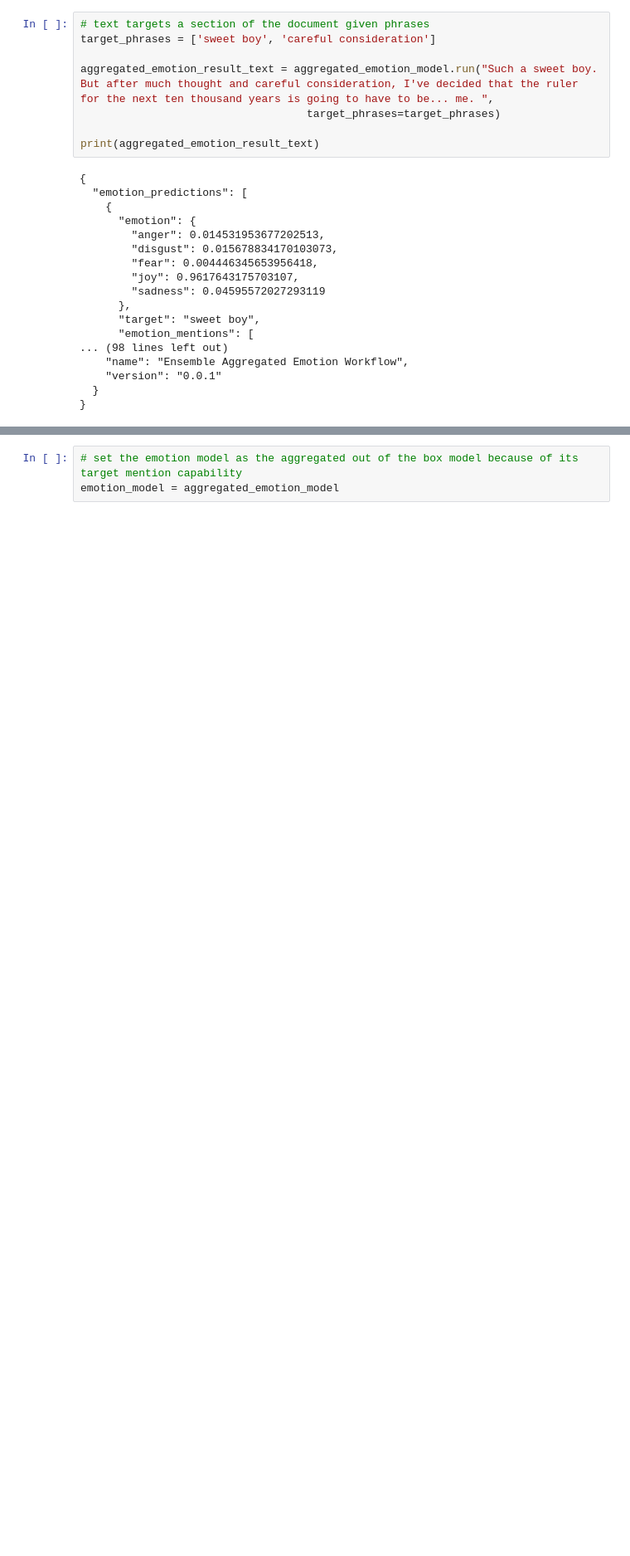
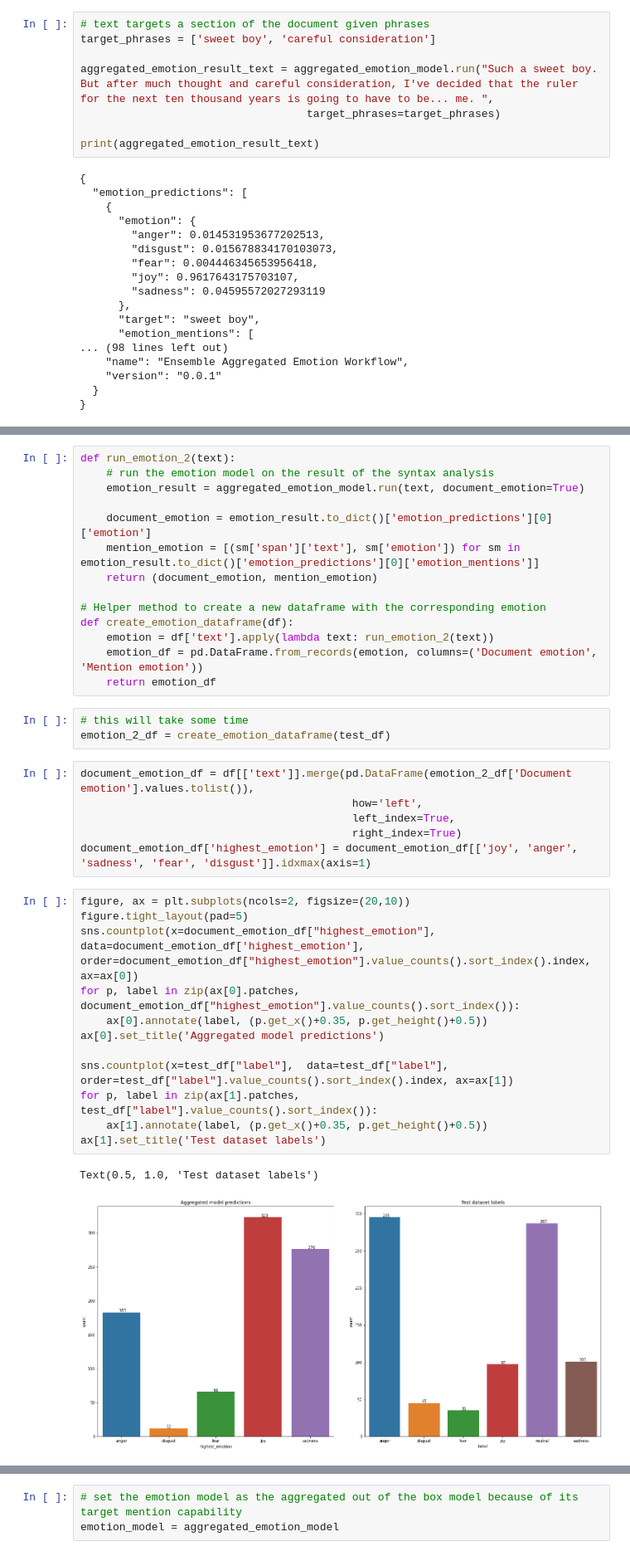
Before and after one commit to ibm-ecosystem-engineering/Watson-NLP, a Jupyter notebook: Emotion-Classification/Emotion Classification - Pre-Trained Models.ipynb, the cells around one changed output, grey strips where cells are left out. Shown at 83% size. Saved outputs shown, nothing was run; the diff lists cells and outputs as text; blank space fills up the shorter version.

```diff
--- a/Emotion-Classification/Emotion Classification - Pre-Trained Models.ipynb
+++ b/Emotion-Classification/Emotion Classification - Pre-Trained Models.ipynb
@@ -262,2 +305,40 @@ print(aggregated_emotion_result_text)
+# %%
+def run_emotion_2(text):
+    # run the emotion model on the result of the syntax analysis
+    emotion_result = aggregated_emotion_model.run(text, document_emotion=True)
+
+    document_emotion = emotion_result.to_dict()['emotion_predictions'][0]['emotion']
+    mention_emotion = [(sm['span']['text'], sm['emotion']) for sm in emotion_result.to_dict()['emotion_predictions'][0]['emotion_mentions']]
+    return (document_emotion, mention_emotion)
+
+# Helper method to create a new dataframe with the corresponding emotion
+def create_emotion_dataframe(df):
+    emotion = df['text'].apply(lambda text: run_emotion_2(text))
+    emotion_df = pd.DataFrame.from_records(emotion, columns=('Document emotion', 'Mention emotion'))
+    return emotion_df
+# %%
+# this will take some time
+emotion_2_df = create_emotion_dataframe(test_df)
+# %%
+document_emotion_df = df[['text']].merge(pd.DataFrame(emotion_2_df['Document emotion'].values.tolist()),
+                                          how='left',
+                                          left_index=True,
+                                          right_index=True)
+document_emotion_df['highest_emotion'] = document_emotion_df[['joy', 'anger', 'sadness', 'fear', 'disgust']].idxmax(axis=1)
+# %%
+figure, ax = plt.subplots(ncols=2, figsize=(20,10))
+figure.tight_layout(pad=5)
+sns.countplot(x=document_emotion_df["highest_emotion"],  data=document_emotion_df['highest_emotion'], order=document_emotion_df["highest_emotion"].value_counts().sort_index().index, ax=ax[0])
+for p, label in zip(ax[0].patches, document_emotion_df["highest_emotion"].value_counts().sort_index()):
+    ax[0].annotate(label, (p.get_x()+0.35, p.get_height()+0.5))
+ax[0].set_title('Aggregated model predictions')
+
+sns.countplot(x=test_df["label"],  data=test_df["label"], order=test_df["label"].value_counts().sort_index().index, ax=ax[1])
+for p, label in zip(ax[1].patches, test_df["label"].value_counts().sort_index()):
+    ax[1].annotate(label, (p.get_x()+0.35, p.get_height()+0.5))
+ax[1].set_title('Test dataset labels')
+# %% [output]
+Text(0.5, 1.0, 'Test dataset labels')
+[figure, added]
 # %% [markdown]
 <a id="words"></a>
```
Also changed, not shown: parts of 20 cells of this notebook.
